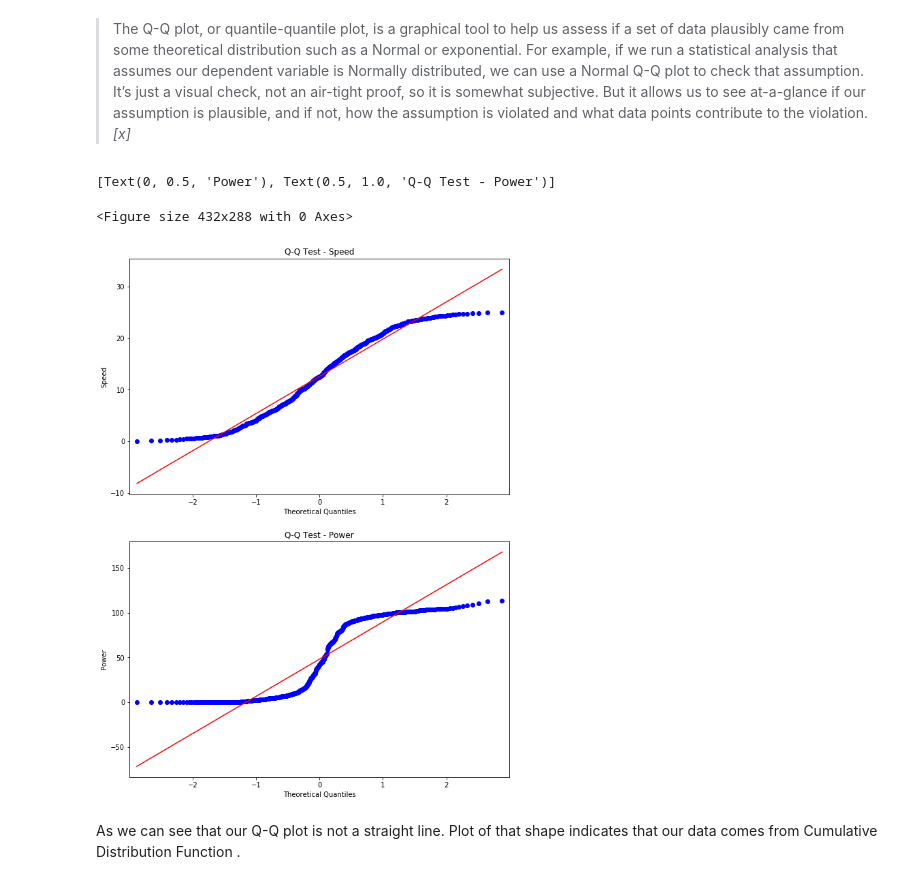
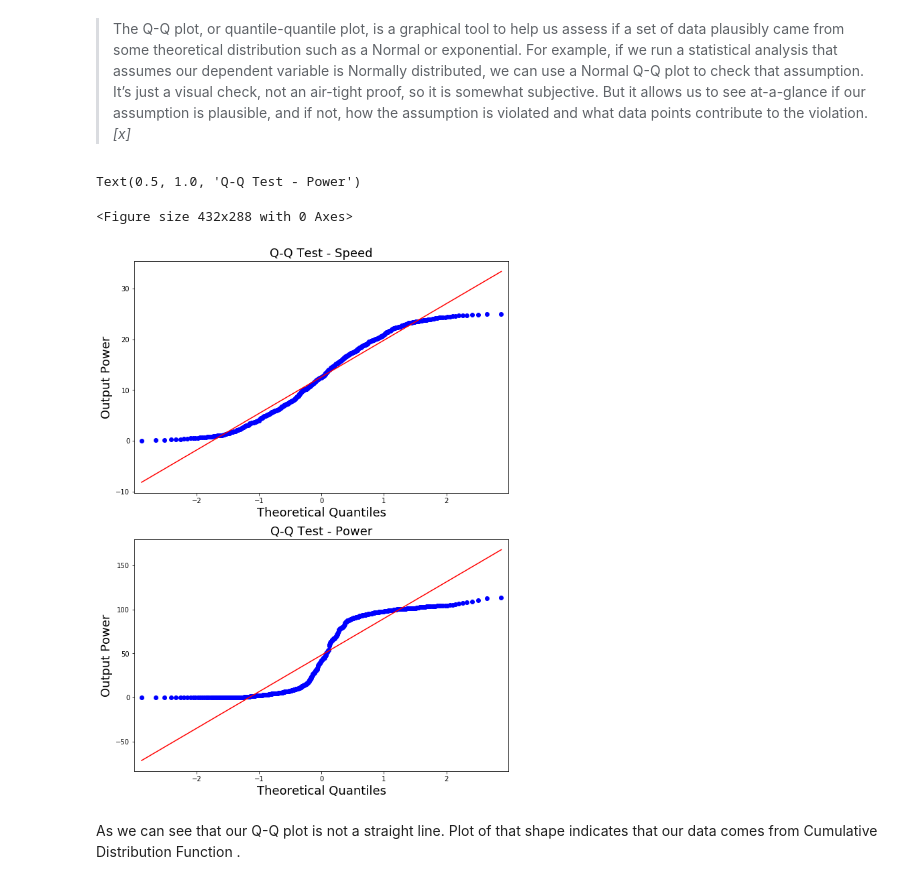
Before and after one commit to Slawak1/MLS-Project-2020, a Jupyter notebook: MLS_Project_2020.ipynb, the cells around one changed output. Cells and saved outputs as stored; diff of their text form; code cells hidden in the pictures.

```diff
--- a/MLS_Project_2020.ipynb
+++ b/MLS_Project_2020.ipynb
@@ -210,21 +216,26 @@ Text(0.5, 1.0, 'Scatter Plot ')
 # %%
 # Q-Q Plot
 plt.figure()
 
 fig, ax = plt.subplots(2,1, figsize=(10, 14))
 
 # plot qq charts with data
 qqplot(df['speed'],ax = ax[0], line='s', )
 qqplot(df['power'],ax = ax[1], line='s', )
 
 
 # set title and axis labels
-ax[0].set(title='Q-Q Test - Speed', ylabel = 'Speed')
-ax[1].set(title='Q-Q Test - Power', ylabel = 'Power')
+ax[0].set_ylabel('Output Power', fontsize=18)
+ax[0].set_xlabel('Theoretical Quantiles', fontsize=18)
+ax[0].set_title('Q-Q Test - Speed',fontsize=18 )
+
+ax[1].set_ylabel('Output Power', fontsize=18)
+ax[1].set_xlabel('Theoretical Quantiles', fontsize=18)
+ax[1].set_title('Q-Q Test - Power',fontsize=18)
 # %% [output]
-[Text(0, 0.5, 'Power'), Text(0.5, 1.0, 'Q-Q Test - Power')]
+Text(0.5, 1.0, 'Q-Q Test - Power')
 <Figure size 432x288 with 0 Axes>
-[figure, old version]
+[figure, new version]
 # %% [markdown]
 As we can see that our Q-Q plot is not a straight line. Plot of that shape indicates that our data comes from Cumulative Distribution Function .
 # %%
```
Also changed, not shown: parts of 23 cells of this notebook, 8 other files.
